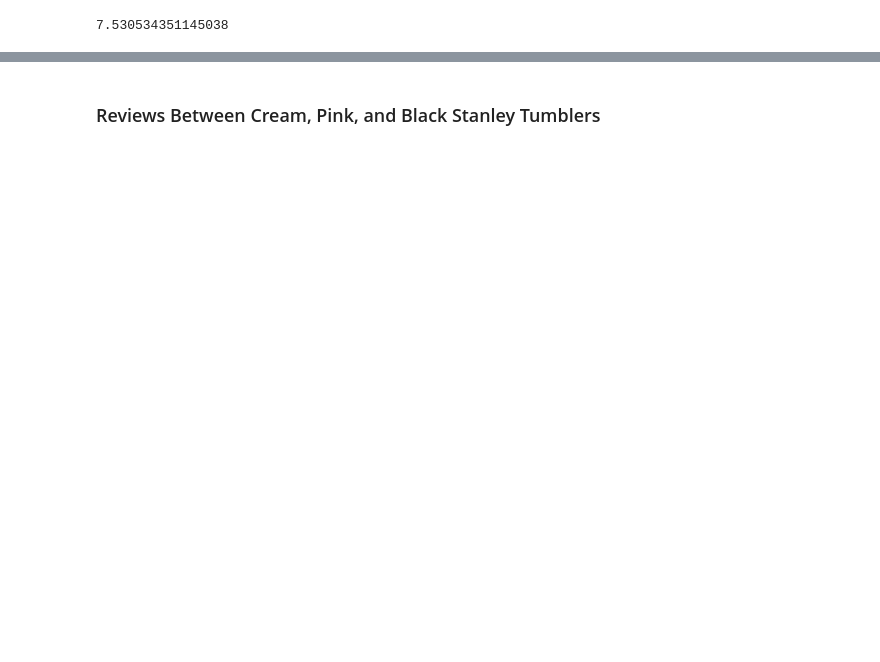
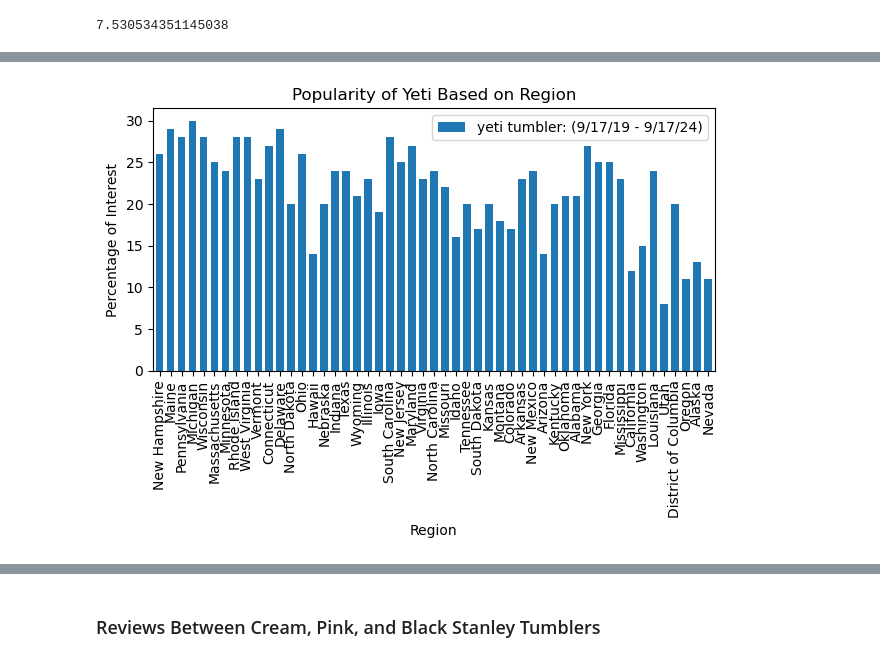
Before and after one commit to Crystal-Gonzales/Project-1, a Jupyter notebook: Tumbler/Fire-Proof Tumblers.ipynb, the cells around one changed output, grey strips where cells are left out. Saved outputs shown, nothing was run; the diff lists cells and outputs as text; code cells hidden in the pictures; blank space fills up the shorter version.

```diff
--- a/Tumbler/Fire-Proof Tumblers.ipynb
+++ b/Tumbler/Fire-Proof Tumblers.ipynb
@@ -51,0 +148,6 @@ map_df.head()
+# %%
+# Converting str to number value
+map_df['yeti tumbler: (9/17/19 - 9/17/24)'] = map_df['yeti tumbler: (9/17/19 - 9/17/24)'].str.strip('%').astype(float)
+map_df['stanley tumbler: (9/17/19 - 9/17/24)'] = map_df['stanley tumbler: (9/17/19 - 9/17/24)'].str.strip('%').astype(float)
+map_df['hydroflask: (9/17/19 - 9/17/24)'] = map_df['hydroflask: (9/17/19 - 9/17/24)'].str.strip('%').astype(float)
+map_df.head()
@@ -51,0 +161,13 @@ map_df.head()
+# %%
+# Create a bar chart to show interest on Yeti tumblers based on region
+bar_chart = map_df.plot(kind="bar",
+                        x='Region',
+                        y='yeti tumbler: (9/17/19 - 9/17/24)',
+                        width=0.7)
+plt.xlabel('Region')
+plt.ylabel('Percentage of Interest')
+plt.title('Popularity of Yeti Based on Region')
+plt.tight_layout()
+plt.show()
+# %% [output]
+[figure, added]
```
Also changed, not shown: parts of 17 cells of this notebook, 9 other files.
